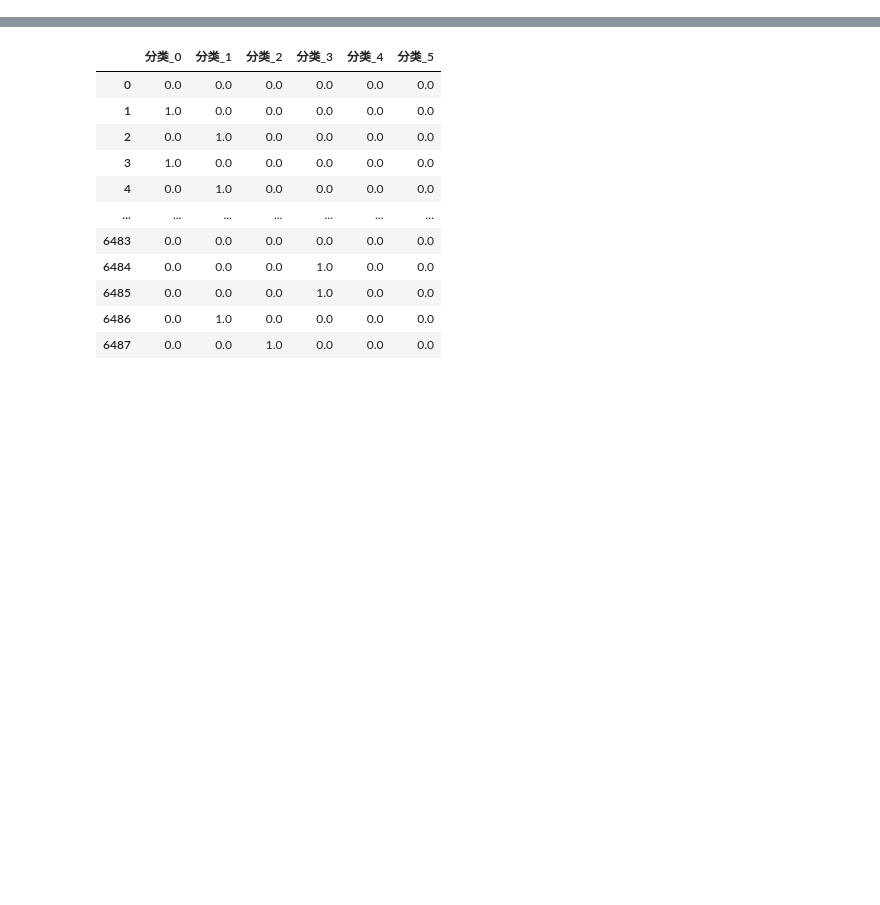
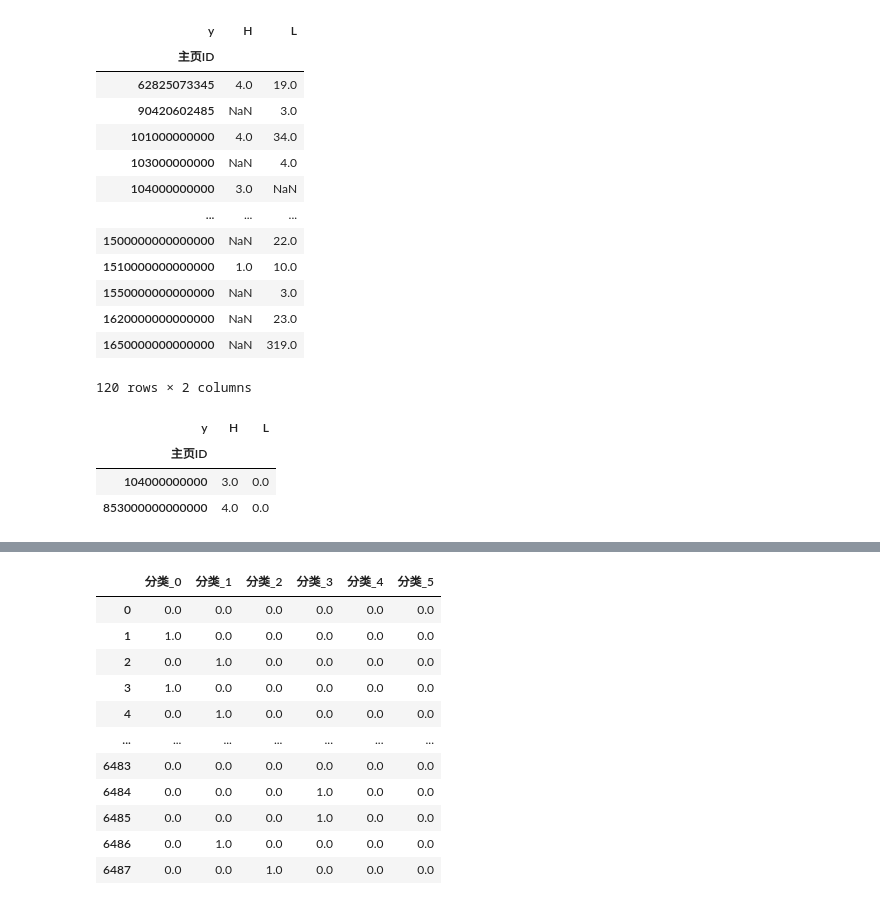
Before and after one commit to ProfFL028/TwilightStruggle, a Jupyter notebook: MachineLearning/practice/1_feature_selection2.ipynb, the cells around one changed output, grey strips where cells are left out. Cells and saved outputs as stored; diff of their text form; code cells hidden in the pictures; blank space fills up the shorter version.

```diff
--- a/MachineLearning/practice/1_feature_selection2.ipynb
+++ b/MachineLearning/practice/1_feature_selection2.ipynb
@@ -11,8 +12,31 @@ data.head(5)
 | 2 | 359000000000 | 公视粉丝团 | 电视频道 | 好演员值得更多肯定和掌声！\n\n吴慷仁提到大概有六、七年资历的演... | 公视粉丝团 | NaN | link | L |
 | 3 | 190000000000 | Mobile01 | 网路社群 | 大师兄 一发炸裂！！帅啊啊啊啊啊啊啊！！！ | 来自 Mobile01 贴文的相片 | NaN | photo | H |
 | 4 | 359000000000 | 公视粉丝团 | 电视频道 | 「再不救，就来不及了！如果没有很强力的救，再三十年，你可能找不到鹿... | 【我们的岛】抢救鹿港 | 叶明兰、叶镇中 / 采访报导 「再不救，就来不及了！如果没有很强力... | link | L |
+# %%
+grp = data.pivot_table(index='主页ID', columns='y', values=['分类'], aggfunc='count').droplevel(0, axis=1)
+grp
+# %% [output]
+| y | H | L |
+| 主页ID |  |  |
+| 62825073345 | 4.0 | 19.0 |
+| 90420602485 | NaN | 3.0 |
+| 101000000000 | 4.0 | 34.0 |
+| 103000000000 | NaN | 4.0 |
+| 104000000000 | 3.0 | NaN |
+| ... | ... | ... |
+| 1500000000000000 | NaN | 22.0 |
+| 1510000000000000 | 1.0 | 10.0 |
+| 1550000000000000 | NaN | 3.0 |
+| 1620000000000000 | NaN | 23.0 |
+| 1650000000000000 | NaN | 319.0 |
+120 rows × 2 columns
 # %%
-grp = data.pivot_table(index='主页ID', columns='y', values=['分类'], aggfunc='count').droplevel(0, axis=1)
 grp = grp.fillna(0)
-blacklist = grp[((grp['H'] <= 1) & (grp['L'] > 5))]
-whitelist = grp[(grp['L'] == 0) & (grp['H'] > 1)]
+blacklist = grp[ ((grp['H'] <= 1) & (grp['L'] >5)) ]
+whitelist = grp[ (grp['L'] == 0) & (grp['H'] > 1) ]
+whitelist
+# %% [output]
+| y | H | L |
+| 主页ID |  |  |
+| 104000000000 | 3.0 | 0.0 |
+| 853000000000000 | 4.0 | 0.0 |
```
Also changed, not shown: parts of 19 cells of this notebook, 7 other files.
